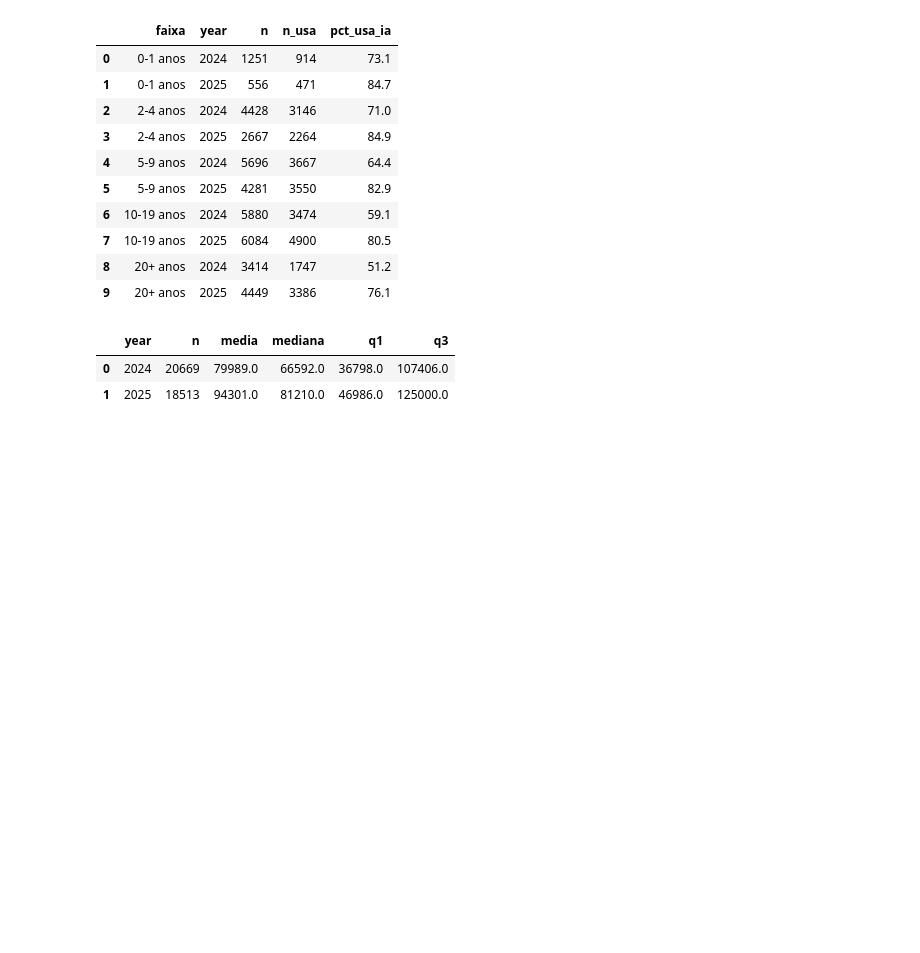
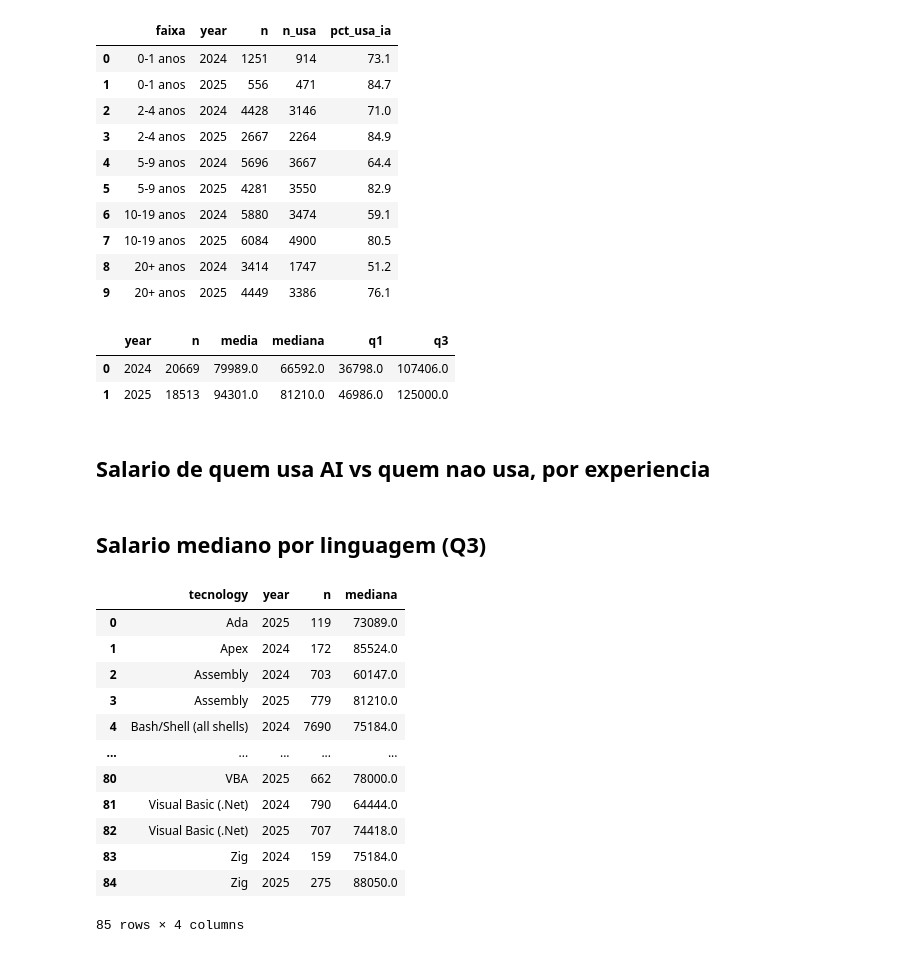
Before and after one commit to RodrigoMF545/Artificial-intelligence-and-the-labor-market, a Jupyter notebook: notebooks/eda_sql.ipynb, the cells around one changed output. Saved outputs shown, nothing was run; the diff lists cells and outputs as text; code cells hidden in the pictures; blank space fills up the shorter version.

Commit message:
Add query1 of Salary of those who use AI vs. those who don’t, by experience level and query2 Median salay per  programing languages

```diff
--- a/notebooks/eda_sql.ipynb
+++ b/notebooks/eda_sql.ipynb
@@ -419 +436,3 @@ fig = px.box(d_sal, x="ano", y="comp_yearly", log_y=True, points=False,
 fig.show()
+# %% [markdown]
+## Salario de quem usa AI vs quem nao usa, por experiencia
@@ -419,0 +468,36 @@ fig.show()
+# %% [markdown]
+## Salario mediano por linguagem (Q3)
+# %%
+q7 = f"""
+WITH LONGO AS (
+    SELECT year, comp_yearly, TRIM(unnest(string_split(languages, ';'))) as tecnology
+    FROM survey
+    WHERE languages IS NOT NULL
+)
+SELECT tecnology, year, COUNT(*) AS n, ROUND(MEDIAN(comp_yearly)) AS mediana
+FROM LONGO
+GROUP BY tecnology, year
+HAVING COUNT(*) >= {MIN_N}
+ORDER BY tecnology, year
+"""
+d7 = con.sql(q7).df()
+
+top = d7.groupby("tecnology")["n"].sum().nlargest(15).index      # as 15 mais usadas
+d7t = d7[d7["tecnology"].isin(top)].copy()
+d7t["ano"] = d7t["year"].astype(str)
+
+d7
+# %% [output]
+|  | tecnology | year | n | mediana |
+| 0 | Ada | 2025 | 119 | 73089.0 |
+| 1 | Apex | 2024 | 172 | 85524.0 |
+| 2 | Assembly | 2024 | 703 | 60147.0 |
+| 3 | Assembly | 2025 | 779 | 81210.0 |
+| 4 | Bash/Shell (all shells) | 2024 | 7690 | 75184.0 |
+| ... | ... | ... | ... | ... |
+| 80 | VBA | 2025 | 662 | 78000.0 |
+| 81 | Visual Basic (.Net) | 2024 | 790 | 64444.0 |
+| 82 | Visual Basic (.Net) | 2025 | 707 | 74418.0 |
+| 83 | Zig | 2024 | 159 | 75184.0 |
+| 84 | Zig | 2025 | 275 | 88050.0 |
+85 rows × 4 columns
```
Also changed, not shown: parts of 5 cells of this notebook.
